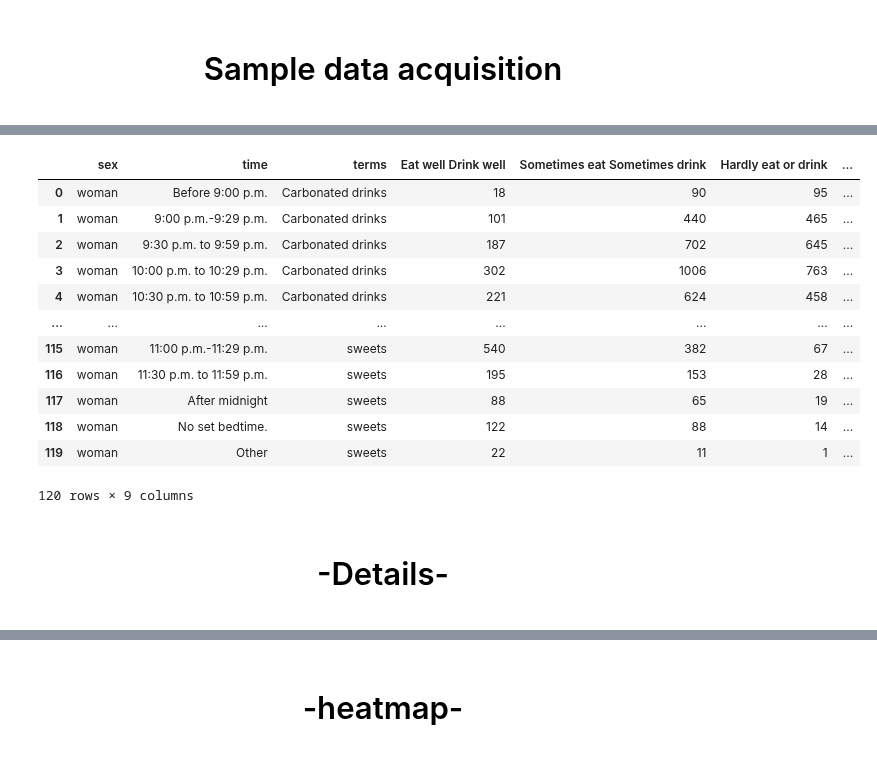
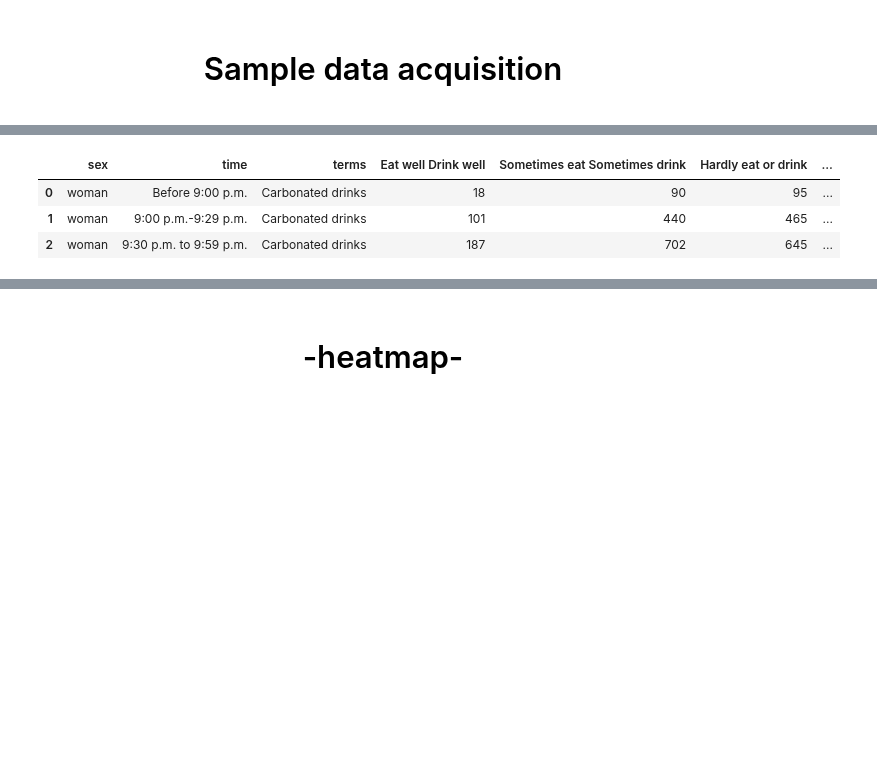
Before and after one commit to riicon72/kaggle, a Jupyter notebook: notebook_eda/eda-sleepingtime.ipynb, the cells around one changed output, grey strips where cells are left out. Saved outputs shown, nothing was run; the diff lists cells and outputs as text; code cells hidden in the pictures; blank space fills up the shorter version.

Commit message:
Kaggle Notebook | 【EDA】heatmap_eda_type | Version 7

```diff
--- a/notebook_eda/eda-sleepingtime.ipynb
+++ b/notebook_eda/eda-sleepingtime.ipynb
@@ -44,20 +27,9 @@ data_bedtime
 # %%
+data_bedtime = pd.read_csv('/kaggle/input/japanquality-of-sleep/sleepingtime.csv')
 df = data_bedtime.assign(total  = data_bedtime[['Eat well Drink well','Sometimes eat Sometimes drink','Hardly eat or drink','Not eating or drinking at all','Other']].sum(axis=1))
-df
+df.head(3)
 # %% [output]
 |  | sex | time | terms | Eat well Drink well | Sometimes eat Sometimes drink | Hardly eat or drink | ... |
 | 0 | woman | Before 9:00 p.m. | Carbonated drinks | 18 | 90 | 95 | ... |
 | 1 | woman | 9:00 p.m.-9:29 p.m. | Carbonated drinks | 101 | 440 | 465 | ... |
 | 2 | woman | 9:30 p.m. to 9:59 p.m. | Carbonated drinks | 187 | 702 | 645 | ... |
-| 3 | woman | 10:00 p.m. to 10:29 p.m. | Carbonated drinks | 302 | 1006 | 763 | ... |
-| 4 | woman | 10:30 p.m. to 10:59 p.m. | Carbonated drinks | 221 | 624 | 458 | ... |
-| ... | ... | ... | ... | ... | ... | ... | ... |
-| 115 | woman | 11:00 p.m.-11:29 p.m. | sweets | 540 | 382 | 67 | ... |
-| 116 | woman | 11:30 p.m. to 11:59 p.m. | sweets | 195 | 153 | 28 | ... |
-| 117 | woman | After midnight | sweets | 88 | 65 | 19 | ... |
-| 118 | woman | No set bedtime. | sweets | 122 | 88 | 14 | ... |
-| 119 | woman | Other | sweets | 22 | 11 | 1 | ... |
-120 rows × 9 columns
-# %% [markdown]
-<a id="1"></a>
-# <p style="background-image: url(https://i.postimg.cc/XNRWVtpC/publicdomainq-0062147.jpg);font-family:camtasia;font-size:120%;color:Black;text-align:center;border-radius:15px 50px; padding:7px"> -Details-</p>
```
Also changed, not shown: parts of 17 cells of this notebook.
